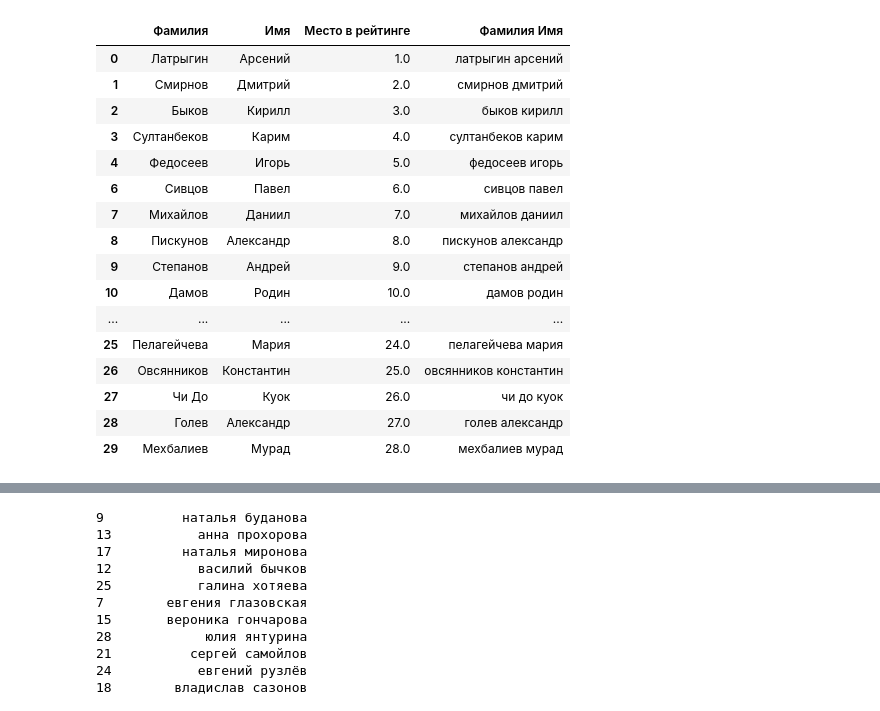
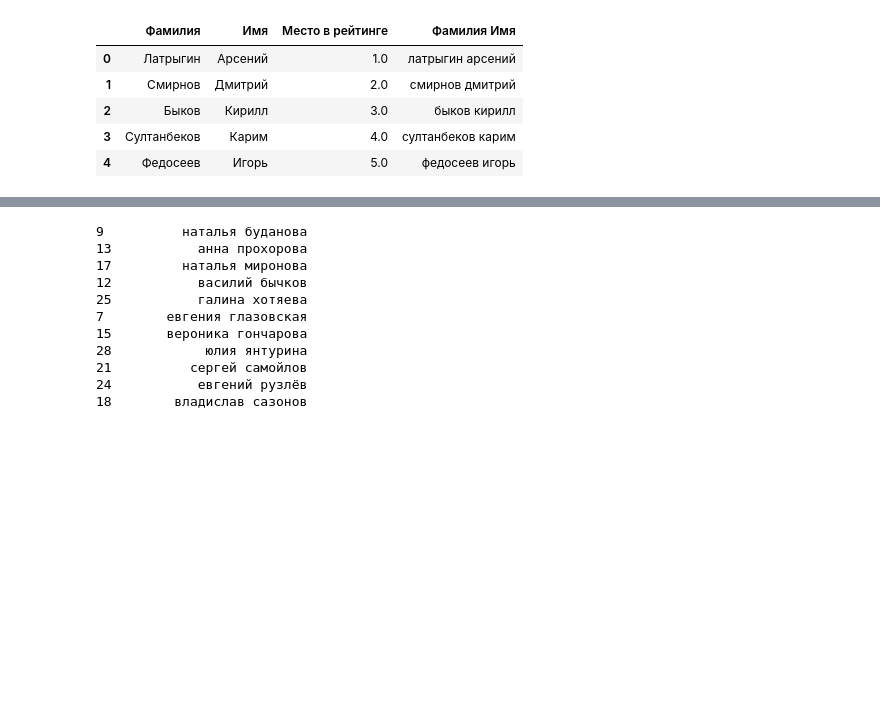
Before and after one commit to stepanskiba/match_master, a Jupyter notebook: test_developers.ipynb, the cells around one changed output, grey strips where cells are left out. Drawn from its saved outputs; the diff is of its cells as text; code cells hidden in the pictures; blank space fills up the shorter version.

```diff
--- a/test_developers.ipynb
+++ b/test_developers.ipynb
@@ -93,26 +93,15 @@ def gale_shapley(applicants, schools, ratings):
 # %%
 ratings_flutter = pd.read_excel('cur/shmr-dlja-kati.xlsx', sheet_name='Flutter').dropna()
 ratings_flutter['Фамилия Имя'] = ratings_flutter['Фамилия'].str.strip() + ' ' + ratings_flutter['Имя'].str.strip()
 ratings_flutter['Фамилия Имя'] = ratings_flutter['Фамилия Имя'].str.lower()
-ratings_flutter
+ratings_flutter.head()
 # %% [output]
 |  | Фамилия | Имя | Место в рейтинге | Фамилия Имя |
 | 0 | Латрыгин | Арсений | 1.0 | латрыгин арсений |
 | 1 | Смирнов | Дмитрий | 2.0 | смирнов дмитрий |
 | 2 | Быков | Кирилл | 3.0 | быков кирилл |
 | 3 | Султанбеков | Карим | 4.0 | султанбеков карим |
 | 4 | Федосеев | Игорь | 5.0 | федосеев игорь |
-| 6 | Сивцов | Павел | 6.0 | сивцов павел |
-| 7 | Михайлов | Даниил | 7.0 | михайлов даниил |
-| 8 | Пискунов | Александр | 8.0 | пискунов александр |
-| 9 | Степанов | Андрей | 9.0 | степанов андрей |
-| 10 | Дамов | Родин | 10.0 | дамов родин |
-| ... | ... | ... | ... | ... |
-| 25 | Пелагейчева | Мария | 24.0 | пелагейчева мария |
-| 26 | Овсянников | Константин | 25.0 | овсянников константин |
-| 27 | Чи До | Куок | 26.0 | чи до куок |
-| 28 | Голев | Александр | 27.0 | голев александр |
-| 29 | Мехбалиев | Мурад | 28.0 | мехбалиев мурад |
 # %%
 ratings_android = pd.read_excel('cur/shmr-dlja-kati.xlsx', sheet_name='Android')
 ratings_android['Фамилия Имя'] = ratings_android['Фамилия Имя'].str.lower()
```
Also changed, not shown: parts of 13 cells of this notebook.
